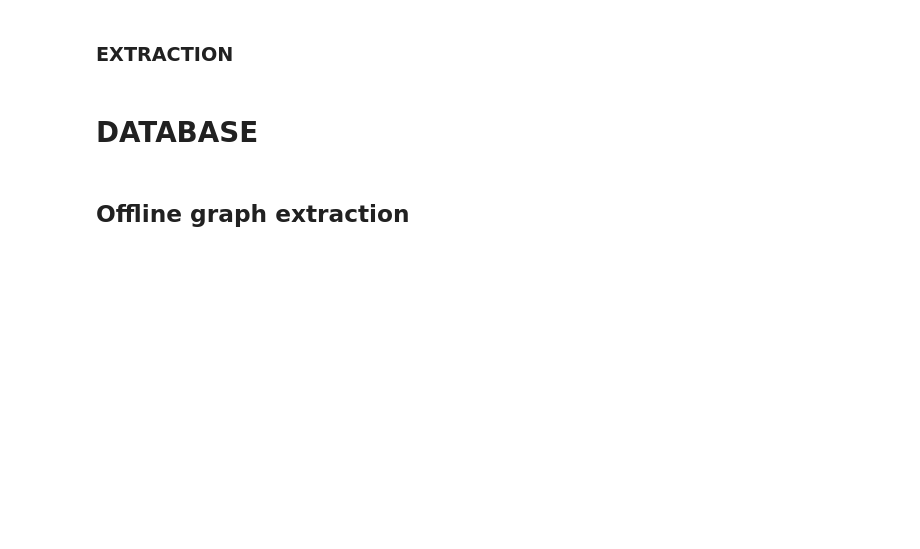
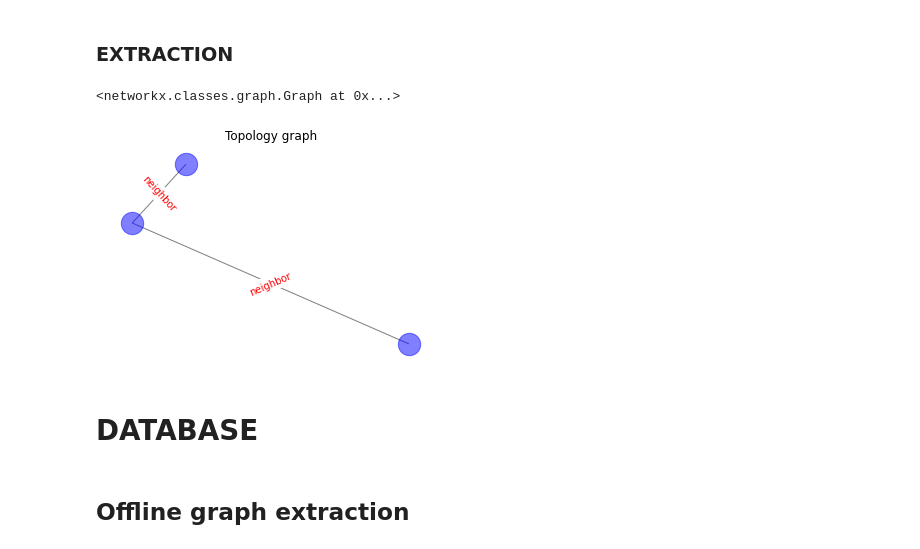
Before and after one commit to jar2333/sketcher, a Jupyter notebook: Project.ipynb, the cells around one changed output. Drawn from its saved outputs; the diff is of its cells as text; code cells hidden in the pictures; blank space fills up the shorter version.

```diff
--- a/Project.ipynb
+++ b/Project.ipynb
@@ -128,11 +120,15 @@ s
 # %% [markdown]
 ### EXTRACTION
-# %%
-svg = load('assets/svg/ant/279.svg')
-display(svg)
 # %%
-G = extract_graph(svg, 'ant')
+PATHS = map(to_control_points, svg['paths'])
+
+G = extract_graph(PATHS, 'ant', step=15)
 plot_graph(G)
+
+G
+# %% [output]
+<networkx.classes.graph.Graph at 0x...>
+[figure, added]
 # %% [markdown]
 # DATABASE
 # %% [markdown]
```
Also changed, not shown: parts of 25 cells of this notebook, 3 other files.
